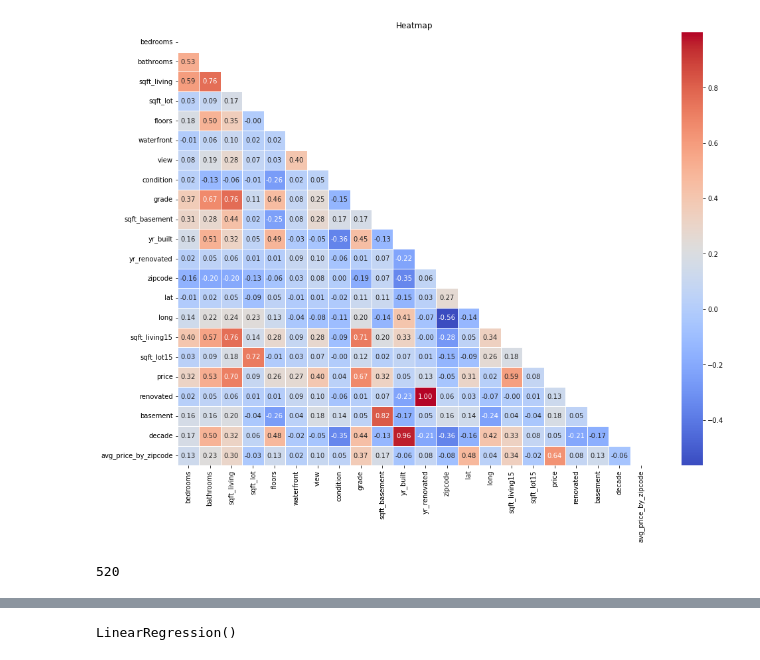
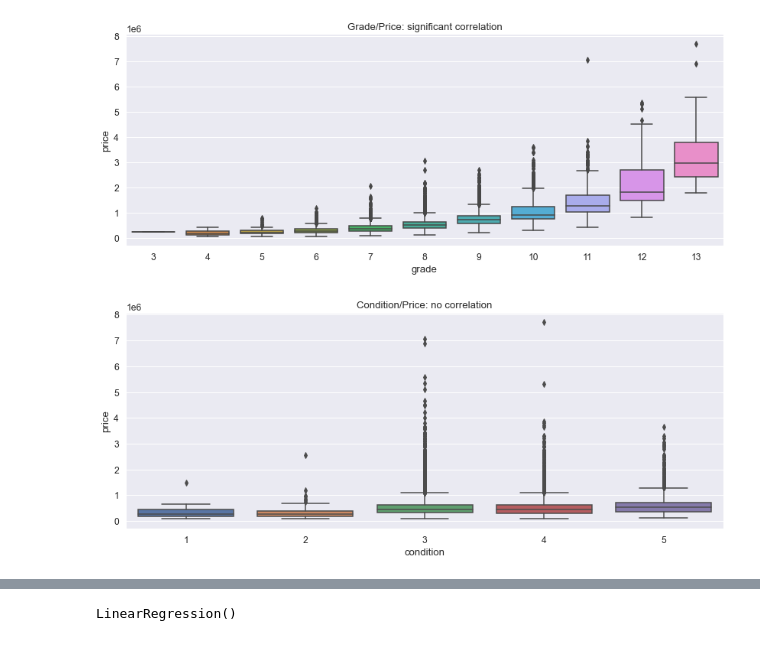
Before and after one commit to florent-zahoui/MidTermProject_IH_DA_02_22, a Jupyter notebook: MidTerm Project/Modelling.ipynb, the cells around one changed output, grey strips where cells are left out. Cells and saved outputs as stored; diff of their text form; code cells hidden in the pictures.

```diff
--- a/MidTerm Project/Modelling.ipynb
+++ b/MidTerm Project/Modelling.ipynb
@@ -79,3 +151,0 @@ df.head(25)
-# %%
-avg_price_by_zipcode_labels = ["1", "2", "3", "4", "5"]
-df['avg_price_by_zipcode_binned'] = pd.qcut(df['avg_price_by_zipcode'],5, labels=avg_price_by_zipcode_labels)
@@ -135,20 +152,18 @@ correlation_matrix = df.corr()
-# %%
-fig5, ax = plt.subplots(figsize = (16,12))
-
-ax.set_title("Heatmap")
-
-corr = df.corr()
-
-# Getting the Upper Triangle of the co-relation matrix
-matrix = np.triu(corr)
-
-# using the upper triangle matrix as mask
-sns.heatmap(corr, cmap = "coolwarm", linewidth = 1, annot=True,  fmt = ".2f", mask=matrix)
-
-plt.show()
-# %% [output]
-[figure, removed]
-# %%
-df["sqft_lot"].min()
-# %% [output]
-520
+# %%
+# Heatmap shows significant correlation between price and grade: detailed view on a boxplot
+
+fig, axe = plt.subplots(figsize = (14,5.1))
+axe.set_title("Grade/Price: significant correlation")
+sns.boxplot(data = df, x = "grade", y = "price",)
+plt.show()
+# %% [output]
+[figure, added]
+# %%
+# Heatmap shows almost no correlation between price and condition
+
+fig, axe = plt.subplots(figsize = (14,5.2))
+axe.set_title("Condition/Price: no correlation")
+sns.boxplot(data = df, x = "condition", y = "price",)
+plt.show()
+# %% [output]
+[figure, added]
```
Also changed, not shown: parts of 67 cells of this notebook, 2 other files.
